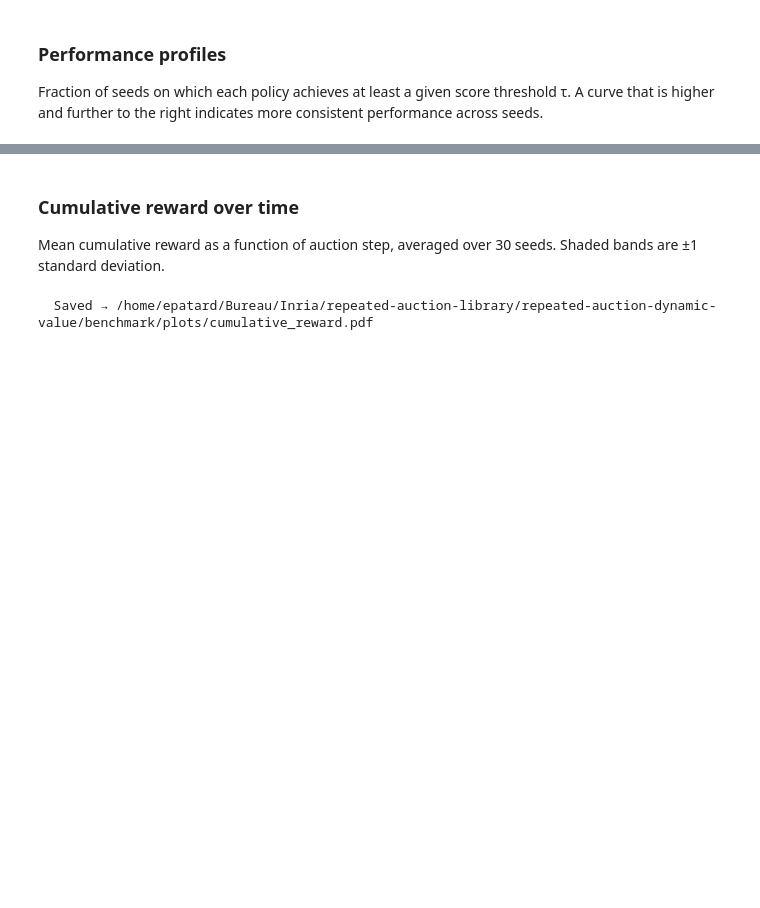
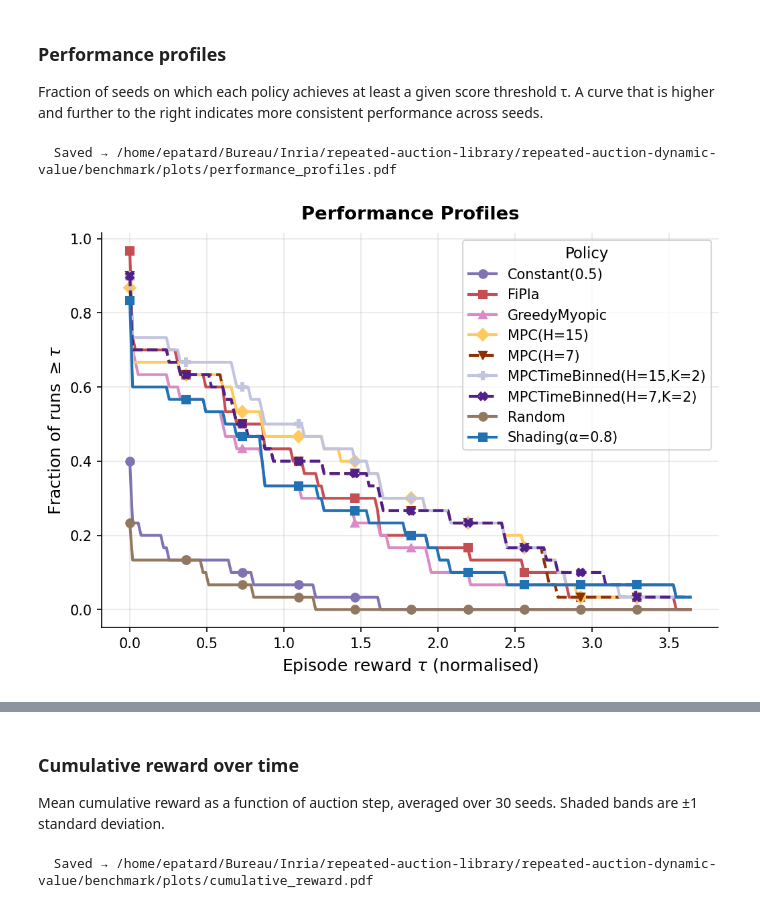
Before and after one commit to eugeniepatard/dynamauction, a Jupyter notebook: benchmark/benchmark_results.ipynb, the cells around one changed output, grey strips where cells are left out. Drawn from its saved outputs; the diff is of its cells as text; code cells hidden in the pictures; blank space fills up the shorter version.

```diff
--- a/benchmark/benchmark_results.ipynb
+++ b/benchmark/benchmark_results.ipynb
@@ -95,6 +66,11 @@ _ = plots.plot_aggregate_metrics(scores, metric="mean")
 ### Performance profiles
 
 Fraction of seeds on which each policy achieves at least a given score threshold τ. A curve that is higher and further to the right indicates more consistent performance across seeds.
+# %%
+_ = plots.plot_performance_profiles(scores)
+# %% [output]
+  Saved → /home/epatard/Bureau/Inria/repeated-auction-library/repeated-auction-dynamic-value/benchmark/plots/performance_profiles.pdf
+[figure, added]
 # %%
 _ = plots.plot_performance_profiles(scores)
 # %% [output]
```
Also changed, not shown: parts of 8 cells of this notebook, 16 other files.
